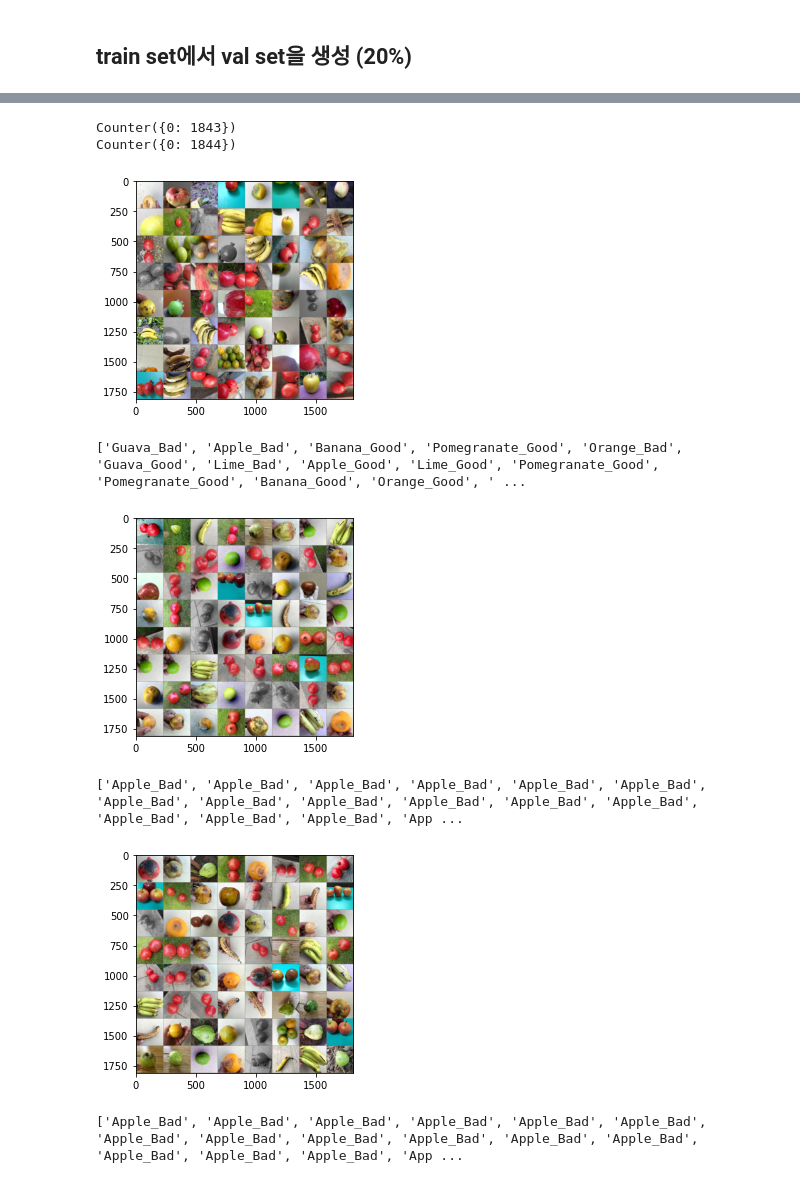
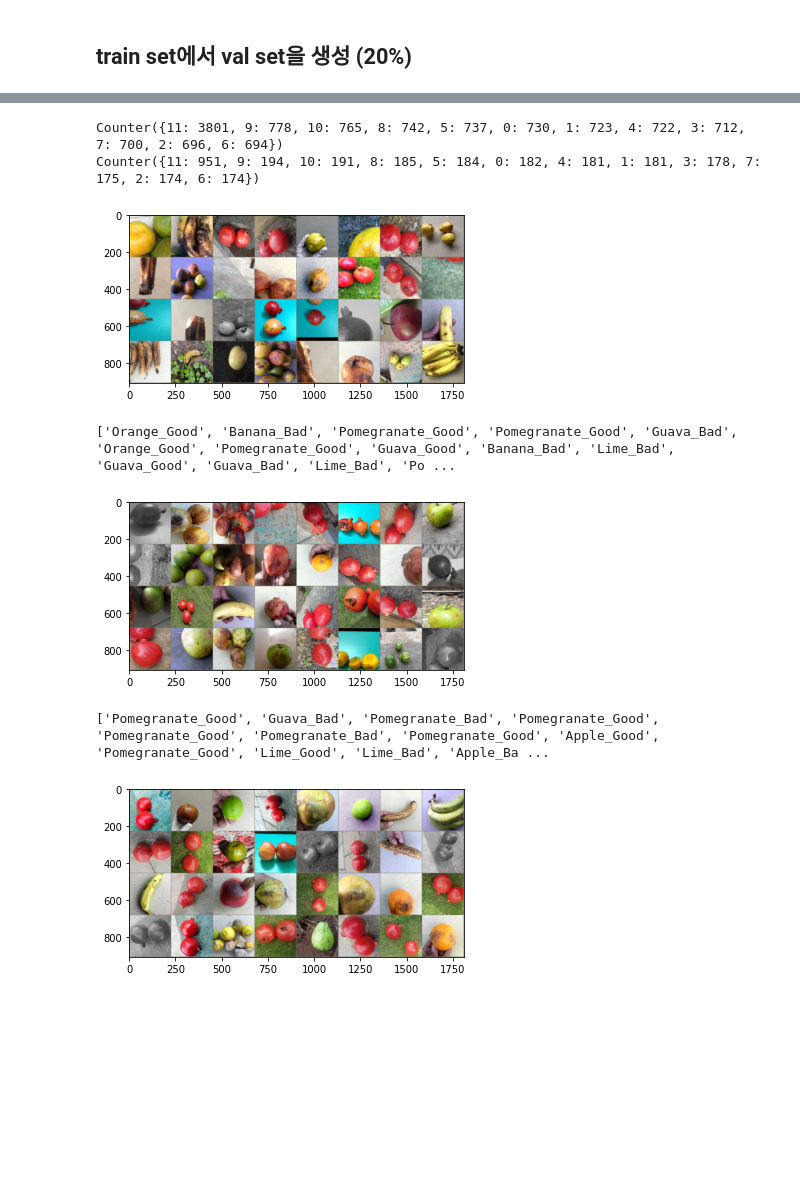
Before and after one commit to jhbae1184/Colab_pretrained_GNN, a Jupyter notebook: ViG_test_2.ipynb, the cells around one changed output, grey strips where cells are left out. Drawn from its saved outputs; the diff is of its cells as text; code cells hidden in the pictures; blank space fills up the shorter version.

Commit message:
Try Colab TPU, train_test_model code revise

```diff
--- a/ViG_test_2.ipynb
+++ b/ViG_test_2.ipynb
@@ -1022,47 +1070,47 @@ import numpy as np
 y_train = [y for _, y in train_ds]
 y_val = [y for _, y in val_ds]
 
-counter_train = collections.Counter(y_rain)
+counter_train = collections.Counter(y_train)
 counter_val = collections.Counter(y_val)
 print(counter_train)
 print(counter_val)
 # %% [output]
-Counter({0: 1843})
-Counter({0: 1844})
+Counter({11: 3801, 9: 778, 10: 765, 8: 742, 5: 737, 0: 730, 1: 723, 4: 722, 3: 712, 7: 700, 2: 696, 6: 694})
+Counter({11: 951, 9: 194, 10: 191, 8: 185, 5: 184, 0: 182, 4: 181, 1: 181, 3: 178, 7: 175, 2: 174, 6: 174})
 # %%
-train_dataloader = torch.utils.data.DataLoader(train_ds , batch_size=32,shuffle=True, num_workers=2)
-val_dataloader = torch.utils.data.DataLoader(val_ds, batch_size=32,shuffle=True, num_workers=2)
-test_dataloader = torch.utils.data.DataLoader(image_datasets['test'], batch_size=32,shuffle=True, num_workers=2)
+trainloader = torch.utils.data.DataLoader(train_ds , batch_size=16,shuffle=True, num_workers=2)
+valloader = torch.utils.data.DataLoader(val_ds, batch_size=16,shuffle=True, num_workers=2)
+testloader = torch.utils.data.DataLoader(image_datasets['test'], batch_size=16,shuffle=False)
 # %%
 # transform 된 배치 이미지 시각화
 def imshow(inp, title=None):
     """Imshow for Tensor."""
     inp = inp.numpy().transpose((1, 2, 0))
     mean = np.array([0.485, 0.456, 0.406])
     std = np.array([0.229, 0.224, 0.225])
     inp = std * inp + mean
     inp = np.clip(inp, 0, 1)
     plt.imshow(inp)
     if title is not None:
         plt.title(title)
     plt.pause(0.001)  # 갱신이 될 때까지 잠시 기다립니다.
 
 
 # 학습 데이터의 배치를 얻습니다.
-inputs, classes = next(iter(train_dataloader))
+inputs, classes = next(iter(trainloader))
 
 # 배치로부터 격자 형태의 이미지를 만듭니다.
 out = torchvision.utils.make_grid(inputs)
 
 imshow(out)
 print([class_names[x] for x in classes])
 # %% [output]
-[figure, old version]
+[figure, new version]
-['Guava_Bad', 'Apple_Bad', 'Banana_Good', 'Pomegranate_Good', 'Orange_Bad', 'Guava_Good', 'Lime_Bad', 'Apple_Good', 'Lime_Good', 'Pomegranate_Good', 'Pomegranate_Good', 'Banana_Good', 'Orange_Good', ' ...
+['Orange_Good', 'Banana_Bad', 'Pomegranate_Good', 'Pomegranate_Good', 'Guava_Bad', 'Orange_Good', 'Pomegranate_Good', 'Guava_Good', 'Banana_Bad', 'Lime_Bad', 'Guava_Good', 'Guava_Bad', 'Lime_Bad', 'Po ...
 # %%
 
 # 학습 데이터의 배치를 얻습니다.
-inputs, classes = next(iter(val_dataloader))
+inputs, classes = next(iter(valloader))
 
 # 배치로부터 격자 형태의 이미지를 만듭니다.
 out = torchvision.utils.make_grid(inputs)
@@ -1070,20 +1118,19 @@ out = torchvision.utils.make_grid(inputs)
 imshow(out)
 print([class_names[x] for x in classes])
 # %% [output]
-[figure, old version]
+[figure, new version]
-['Apple_Bad', 'Apple_Bad', 'Apple_Bad', 'Apple_Bad', 'Apple_Bad', 'Apple_Bad', 'Apple_Bad', 'Apple_Bad', 'Apple_Bad', 'Apple_Bad', 'Apple_Bad', 'Apple_Bad', 'Apple_Bad', 'Apple_Bad', 'Apple_Bad', 'App ...
+['Pomegranate_Good', 'Guava_Bad', 'Pomegranate_Bad', 'Pomegranate_Good', 'Pomegranate_Good', 'Pomegranate_Bad', 'Pomegranate_Good', 'Apple_Good', 'Pomegranate_Good', 'Lime_Good', 'Lime_Bad', 'Apple_Ba ...
 # %%
 
 # 학습 데이터의 배치를 얻습니다.
-inputs, classes = next(iter(test_dataloader))
+inputs, classes = next(iter(testloader))
 
 # 배치로부터 격자 형태의 이미지를 만듭니다.
 out = torchvision.utils.make_grid(inputs)
 
 imshow(out)
-print([class_names[x] for x in classes])
+# print([class_names[x] for x in classes])
 # %% [output]
-[figure, old version]
+[figure, new version]
-['Apple_Bad', 'Apple_Bad', 'Apple_Bad', 'Apple_Bad', 'Apple_Bad', 'Apple_Bad', 'Apple_Bad', 'Apple_Bad', 'Apple_Bad', 'Apple_Bad', 'Apple_Bad', 'Apple_Bad', 'Apple_Bad', 'Apple_Bad', 'Apple_Bad', 'App ...
 # %%
 from tqdm import tqdm
```
Also changed, not shown: parts of 24 cells of this notebook.
